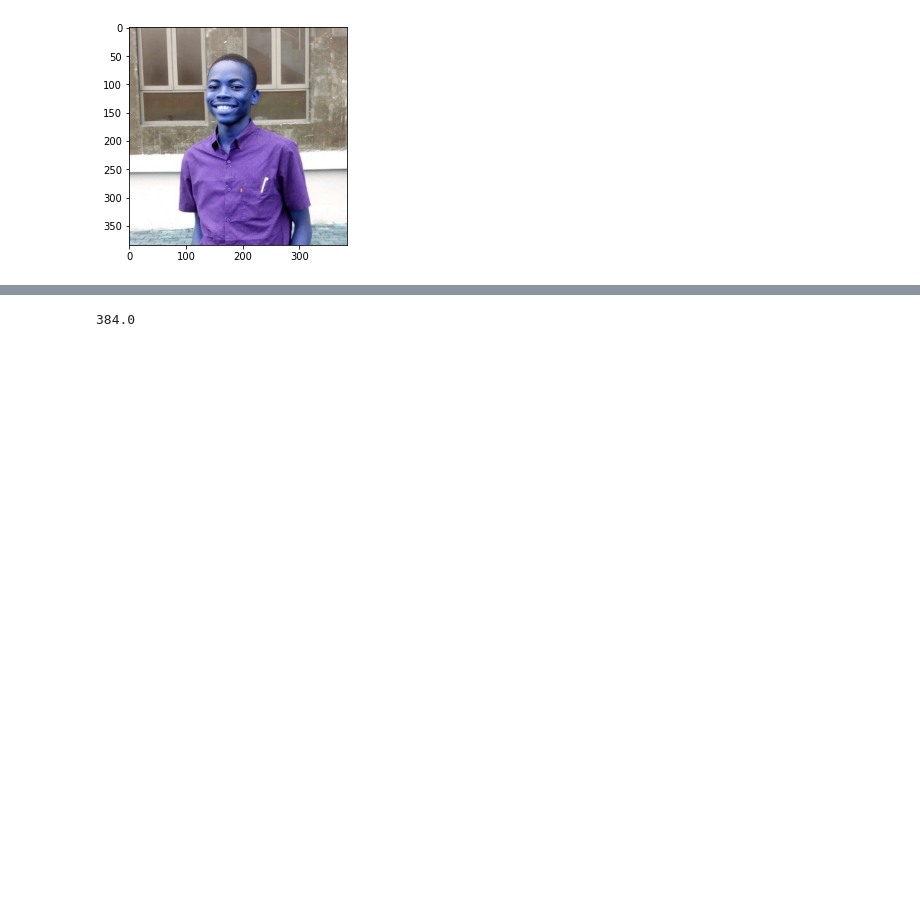
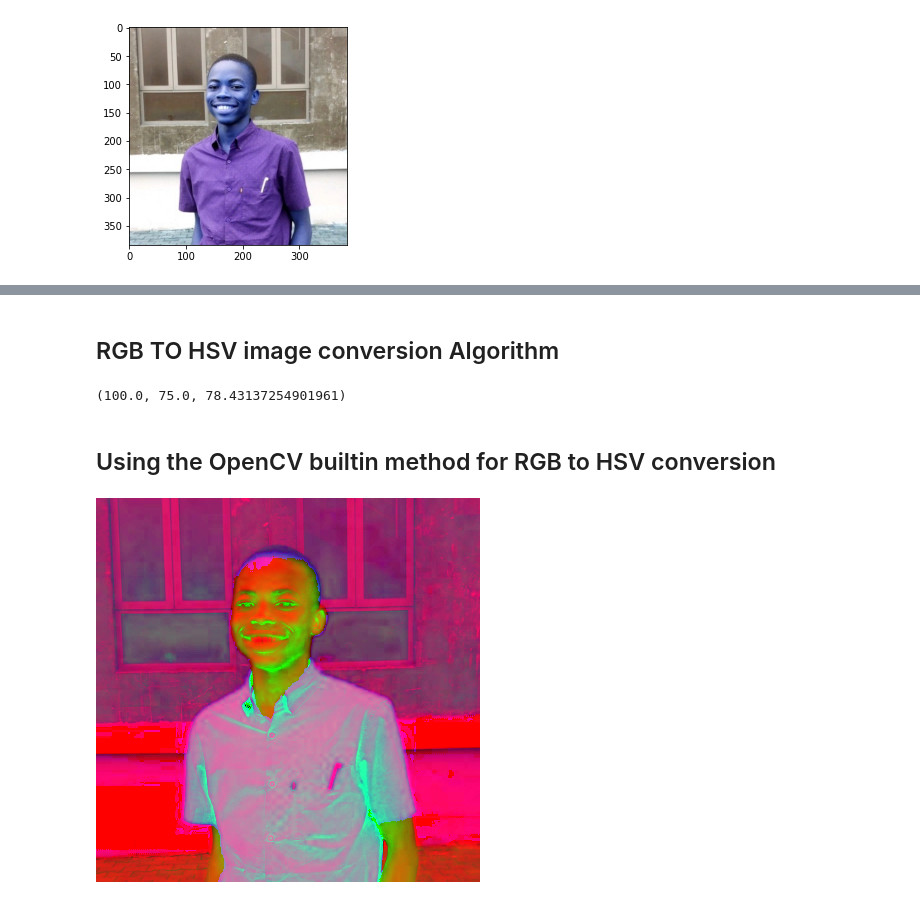
Before and after one commit to anice1/Intro-to-CV, a Jupyter notebook: Learning_Open_CV_(RGB).ipynb, the cells around one changed output, grey strips where cells are left out. Cells and saved outputs as stored; diff of their text form; code cells hidden in the pictures; blank space fills up the shorter version.

Commit message:
RGB to HSV Algorithm

```diff
--- a/Learning_Open_CV_(RGB).ipynb
+++ b/Learning_Open_CV_(RGB).ipynb
@@ -84,4 +84,42 @@ plt.axis('off');
-# %%
-len(RGB)/3 *3
-# %% [output]
-384.0
+# %% [markdown]
+## RGB TO HSV image conversion Algorithm
+# %%
+# Color Space
+
+def rgb_to_hsv(R,G,B, scaleFactor):
+  # scale values to be between 1 and 0 alias Normalization
+  R /= 255.0
+  G /= 255.0
+  B /= 255.0
+
+  maxVal = max(R,G,B)
+  minVal = min(R,G,B)
+  diff = maxVal-minVal
+
+  saturation = diff / maxVal * scaleFactor if not maxVal or minVal < 1 else 0
+
+  if maxVal == R:
+    hue = 60 * (0 + (G-B)/diff)
+  elif maxVal == G:
+    hue = 60 * (2+(B-R)/diff)
+  else:
+    hue = 60 * (4+(R-G)/diff)
+
+  # hue += 360 if hue < 0 else hue
+
+  value = maxVal * scaleFactor
+
+  return hue, saturation, value
+
+
+rgb_to_hsv(100,200,50, 100)
+# %% [output]
+(100.0, 75.0, 78.43137254901961)
+# %% [markdown]
+## Using the OpenCV builtin method for RGB to HSV conversion
+# %%
+image = cv2.imread('/content/drive/MyDrive/me.jpg')
+hsv_image = cv2.cvtColor(image, cv2.COLOR_BGR2HSV)
+cv2_imshow(hsv_image)
+# %% [output]
+[figure, added]
```
Also changed, not shown: parts of 2 cells of this notebook.
